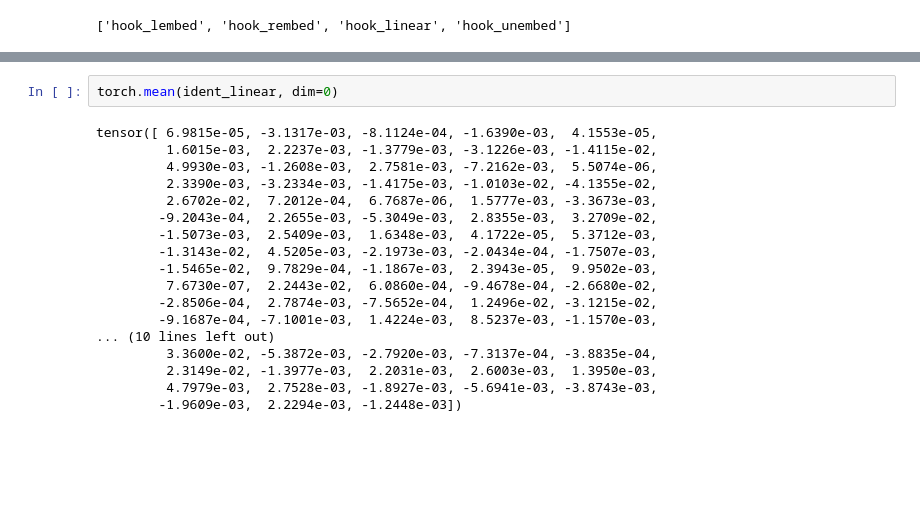
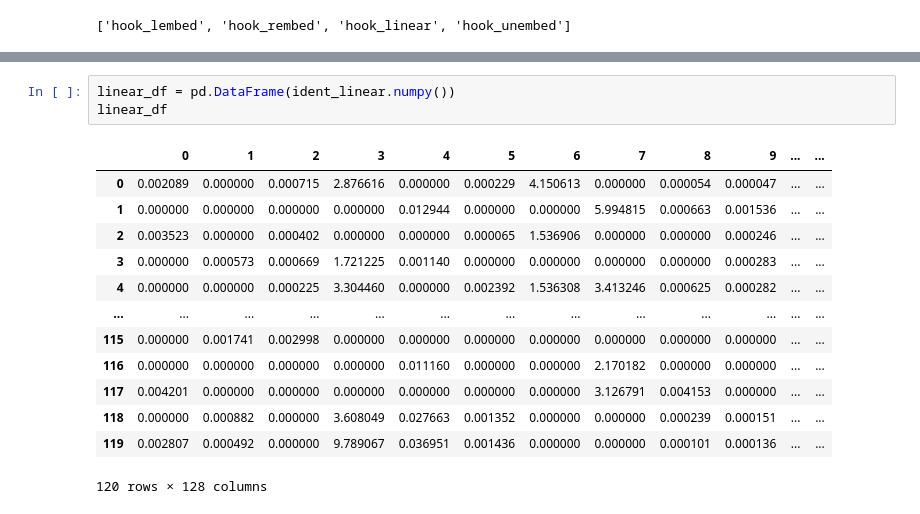
Before and after one commit to dashstander/sn-grok, a Jupyter notebook: mlp_vis.ipynb, the cells around one changed output, grey strips where cells are left out. Cells and saved outputs as stored; diff of their text form; blank space fills up the shorter version.

```diff
--- a/mlp_vis.ipynb
+++ b/mlp_vis.ipynb
@@ -121,20 +60,17 @@ tensor([-1.6899e-03, -2.0931e-04, -1.3496e-04, -3.3052e+00,  1.2944e-02,
 # %%
-torch.mean(ident_linear, dim=0)
+linear_df = pd.DataFrame(ident_linear.numpy())
+linear_df
 # %% [output]
+|  | 0 | 1 | 2 | 3 | 4 | 5 | 6 | 7 | 8 | 9 | ... | ... |
+| 0 | 0.002089 | 0.000000 | 0.000715 | 2.876616 | 0.000000 | 0.000229 | 4.150613 | 0.000000 | 0.000054 | 0.000047 | ... | ... |
+| 1 | 0.000000 | 0.000000 | 0.000000 | 0.000000 | 0.012944 | 0.000000 | 0.000000 | 5.994815 | 0.000663 | 0.001536 | ... | ... |
+| 2 | 0.003523 | 0.000000 | 0.000402 | 0.000000 | 0.000000 | 0.000065 | 1.536906 | 0.000000 | 0.000000 | 0.000246 | ... | ... |
+| 3 | 0.000000 | 0.000573 | 0.000669 | 1.721225 | 0.001140 | 0.000000 | 0.000000 | 0.000000 | 0.000000 | 0.000283 | ... | ... |
+| 4 | 0.000000 | 0.000000 | 0.000225 | 3.304460 | 0.000000 | 0.002392 | 1.536308 | 3.413246 | 0.000625 | 0.000282 | ... | ... |
+| ... | ... | ... | ... | ... | ... | ... | ... | ... | ... | ... | ... | ... |
+| 115 | 0.000000 | 0.001741 | 0.002998 | 0.000000 | 0.000000 | 0.000000 | 0.000000 | 0.000000 | 0.000000 | 0.000000 | ... | ... |
+| 116 | 0.000000 | 0.000000 | 0.000000 | 0.000000 | 0.011160 | 0.000000 | 0.000000 | 2.170182 | 0.000000 | 0.000000 | ... | ... |
+| 117 | 0.004201 | 0.000000 | 0.000000 | 0.000000 | 0.000000 | 0.000000 | 0.000000 | 3.126791 | 0.004153 | 0.000000 | ... | ... |
+| 118 | 0.000000 | 0.000882 | 0.000000 | 3.608049 | 0.027663 | 0.001352 | 0.000000 | 0.000000 | 0.000239 | 0.000151 | ... | ... |
+| 119 | 0.002807 | 0.000492 | 0.000000 | 9.789067 | 0.036951 | 0.001436 | 0.000000 | 0.000000 | 0.000101 | 0.000136 | ... | ... |
-tensor([ 6.9815e-05, -3.1317e-03, -8.1124e-04, -1.6390e-03,  4.1553e-05,
-         1.6015e-03,  2.2237e-03, -1.3779e-03, -3.1226e-03, -1.4115e-02,
-         4.9930e-03, -1.2608e-03,  2.7581e-03, -7.2162e-03,  5.5074e-06,
-         2.3390e-03, -3.2334e-03, -1.4175e-03, -1.0103e-02, -4.1355e-02,
-         2.6702e-02,  7.2012e-04,  6.7687e-06,  1.5777e-03, -3.3673e-03,
-        -9.2043e-04,  2.2655e-03, -5.3049e-03,  2.8355e-03,  3.2709e-02,
-        -1.5073e-03,  2.5409e-03,  1.6348e-03,  4.1722e-05,  5.3712e-03,
-        -1.3143e-02,  4.5205e-03, -2.1973e-03, -2.0434e-04, -1.7507e-03,
-        -1.5465e-02,  9.7829e-04, -1.1867e-03,  2.3943e-05,  9.9502e-03,
-         7.6730e-07,  2.2443e-02,  6.0860e-04, -9.4678e-04, -2.6680e-02,
-        -2.8506e-04,  2.7874e-03, -7.5652e-04,  1.2496e-02, -3.1215e-02,
-        -9.1687e-04, -7.1001e-03,  1.4224e-03,  8.5237e-03, -1.1570e-03,
-... (10 lines left out)
-         3.3600e-02, -5.3872e-03, -2.7920e-03, -7.3137e-04, -3.8835e-04,
-         2.3149e-02, -1.3977e-03,  2.2031e-03,  2.6003e-03,  1.3950e-03,
-         4.7979e-03,  2.7528e-03, -1.8927e-03, -5.6941e-03, -3.8743e-03,
-        -1.9609e-03,  2.2294e-03, -1.2448e-03])
+120 rows × 128 columns
```
Also changed, not shown: parts of 17 cells of this notebook, 2 other files.
